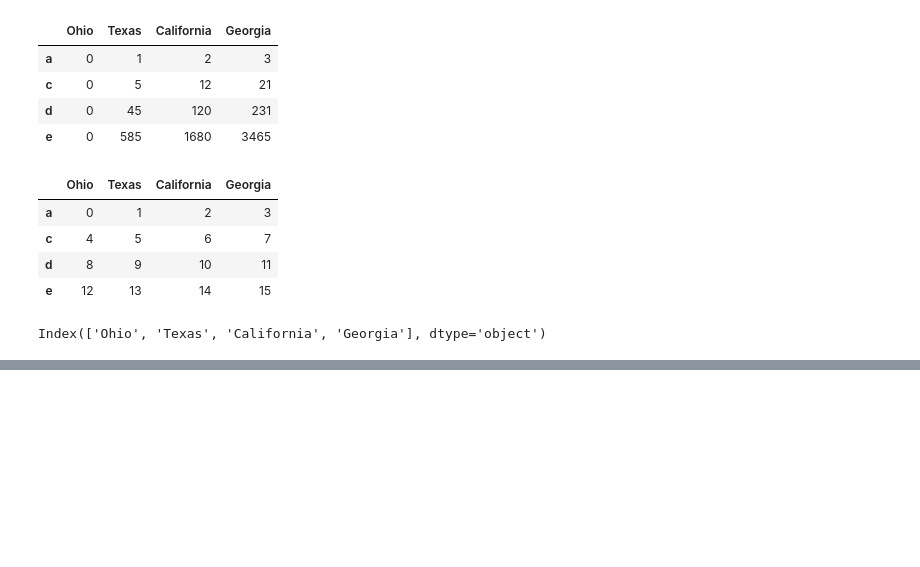
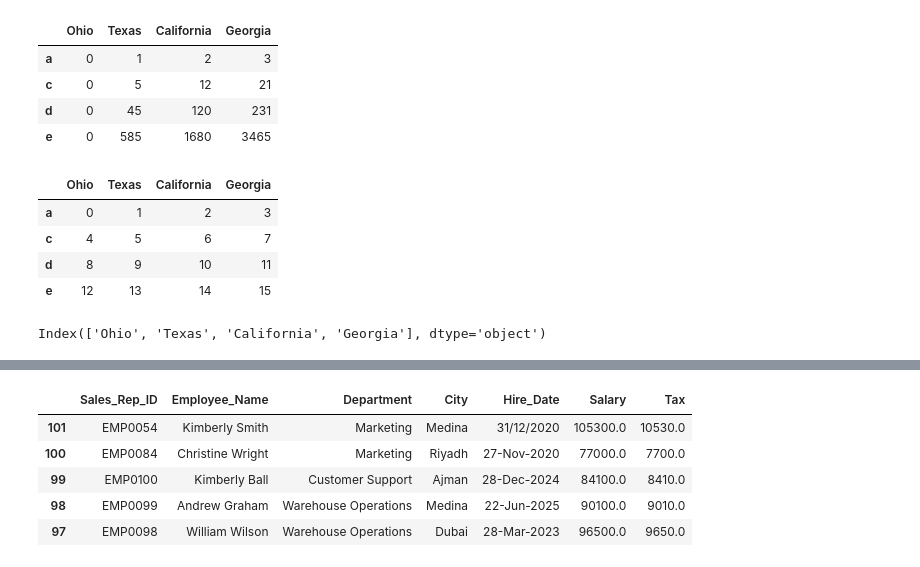
Before and after one commit to SyedSamiUllah1/Python_Practice, a Jupyter notebook: Book.ipynb, the cells around one changed output, grey strips where cells are left out. Saved outputs shown, nothing was run; the diff lists cells and outputs as text; code cells hidden in the pictures; blank space fills up the shorter version.

```diff
--- a/Book.ipynb
+++ b/Book.ipynb
@@ -322,0 +404,4 @@ Index(['Ohio', 'Texas', 'California', 'Georgia'], dtype='object')
+# %%
+for index, row in df.head(5).iterrows():
+    print(index)
+    print(row)
@@ -322,0 +456,9 @@ Index(['Ohio', 'Texas', 'California', 'Georgia'], dtype='object')
+# %%
+df.sort_index(ascending=False).head(5)
+# %% [output]
+|  | Sales_Rep_ID | Employee_Name | Department | City | Hire_Date | Salary | Tax |
+| 101 | EMP0054 | Kimberly Smith | Marketing | Medina | 31/12/2020 | 105300.0 | 10530.0 |
+| 100 | EMP0084 | Christine Wright | Marketing | Riyadh | 27-Nov-2020 | 77000.0 | 7700.0 |
+| 99 | EMP0100 | Kimberly Ball | Customer Support | Ajman | 28-Dec-2024 | 84100.0 | 8410.0 |
+| 98 | EMP0099 | Andrew Graham | Warehouse Operations | Medina | 22-Jun-2025 | 90100.0 | 9010.0 |
+| 97 | EMP0098 | William Wilson | Warehouse Operations | Dubai | 28-Mar-2023 | 96500.0 | 9650.0 |
```
Also changed, not shown: parts of 33 cells of this notebook.
